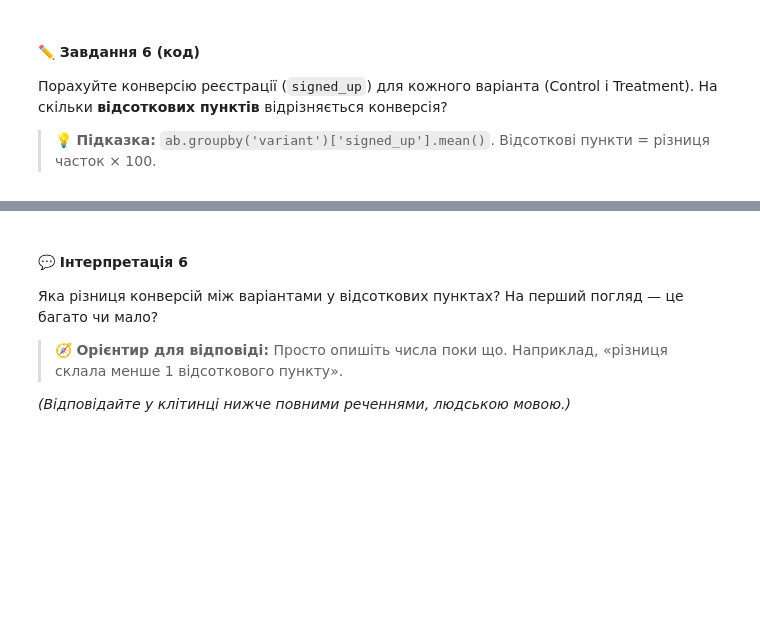
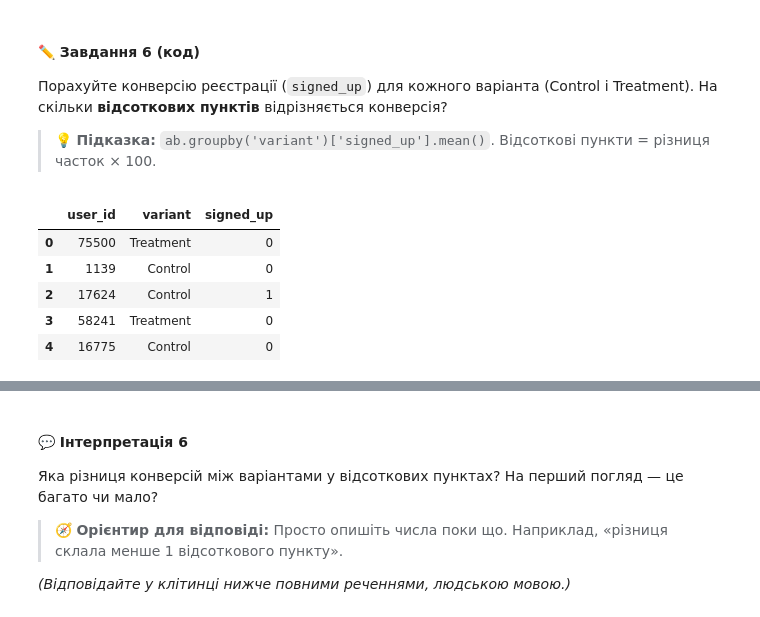
Before and after one commit to NadiiaIvashchuk/DTA_2026, a Jupyter notebook: Stat&Math/Kopie_von_practice_stat_tests_HARDER.ipynb, the cells around one changed output, grey strips where cells are left out. Drawn from its saved outputs; the diff is of its cells as text; code cells hidden in the pictures; blank space fills up the shorter version.

```diff
--- a/Stat&Math/Kopie_von_practice_stat_tests_HARDER.ipynb
+++ b/Stat&Math/Kopie_von_practice_stat_tests_HARDER.ipynb
@@ -304,0 +311,9 @@ p-значення: 0.000000
+# %%
+ab.head()
+# %% [output]
+|  | user_id | variant | signed_up |
+| 0 | 75500 | Treatment | 0 |
+| 1 | 1139 | Control | 0 |
+| 2 | 17624 | Control | 1 |
+| 3 | 58241 | Treatment | 0 |
+| 4 | 16775 | Control | 0 |
```
Also changed, not shown: parts of 11 cells of this notebook.
